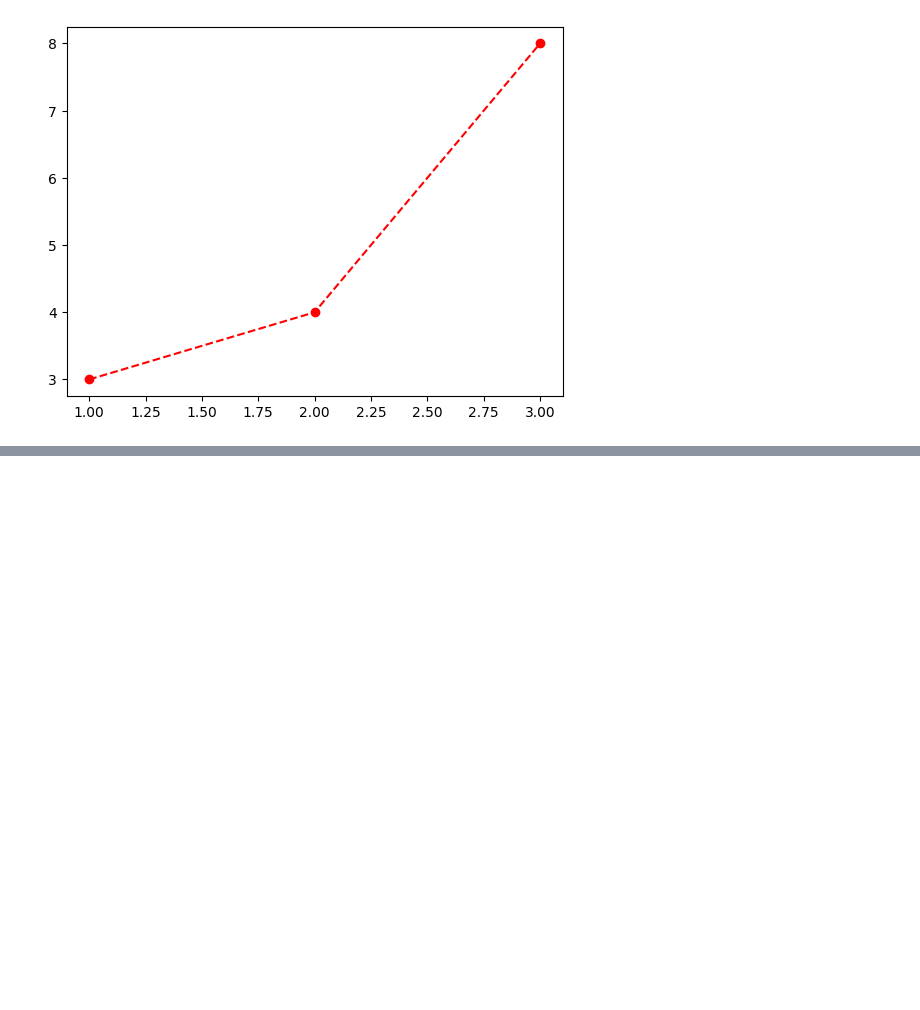
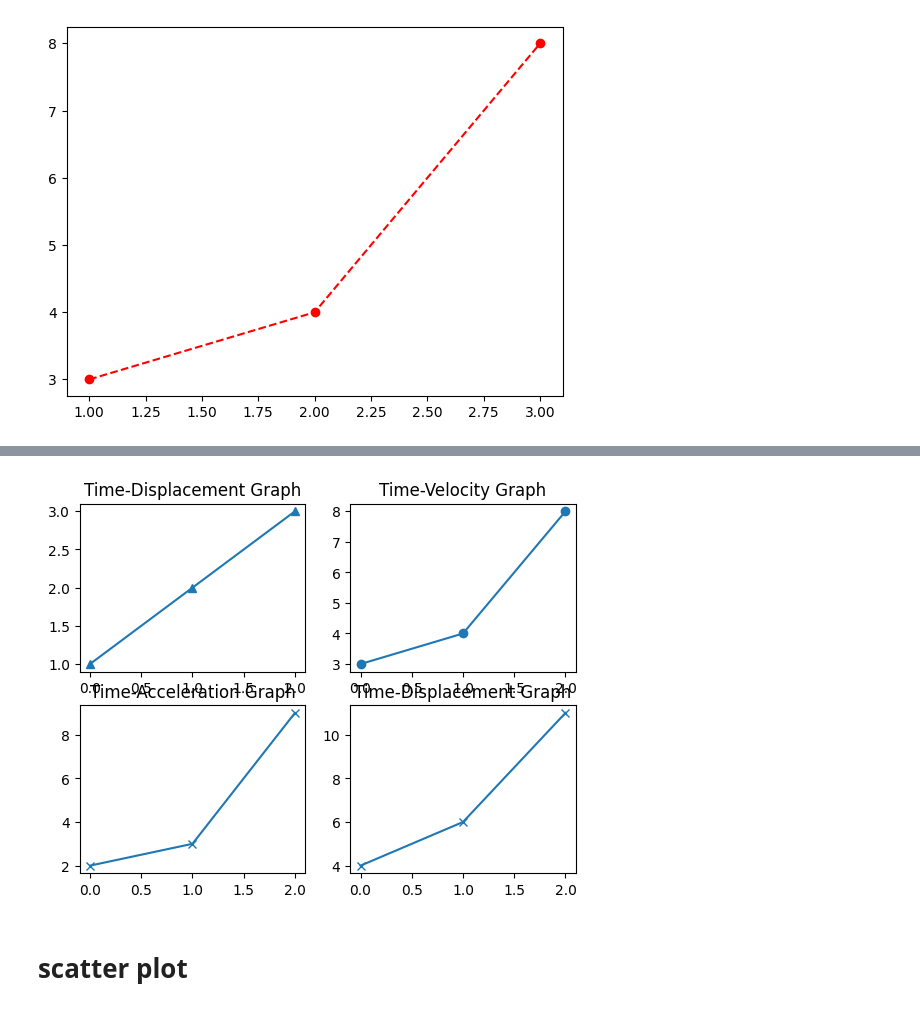
Before and after one commit to anandu-pn/S3, a Jupyter notebook: Data Science/basic_05_08_25.ipynb, the cells around one changed output, grey strips where cells are left out. Cells and saved outputs as stored; diff of their text form; code cells hidden in the pictures; blank space fills up the shorter version.

```diff
--- a/Data Science/basic_05_08_25.ipynb
+++ b/Data Science/basic_05_08_25.ipynb
@@ -60,0 +74,25 @@ plt.show()
+# %%
+x1=np.array([1,2,3])
+x2=np.array([3,4,8])
+x3=np.array([2,3,9])
+x4=np.array([4,6,11])
+
+plt.subplot(2,2,1)
+plt.title("Time-Displacement Graph")
+plt.plot(x1,marker='^')
+plt.subplot(2,2,2)
+plt.title("Time-Velocity Graph")
+plt.plot(x2,marker='o')
+plt.subplot(2,2,3)
+print("\n")
+plt.title("Time-Acceleration Graph")
+plt.plot(x3,marker='x')
+plt.subplot(2,2,4)
+print("\n")
+plt.title("Time-Displacement Graph")
+plt.plot(x4,marker='x')
+plt.show()
+# %% [output]
+[figure, added]
+# %% [markdown]
+#   scatter plot
```
Also changed, not shown: parts of 7 cells of this notebook.
